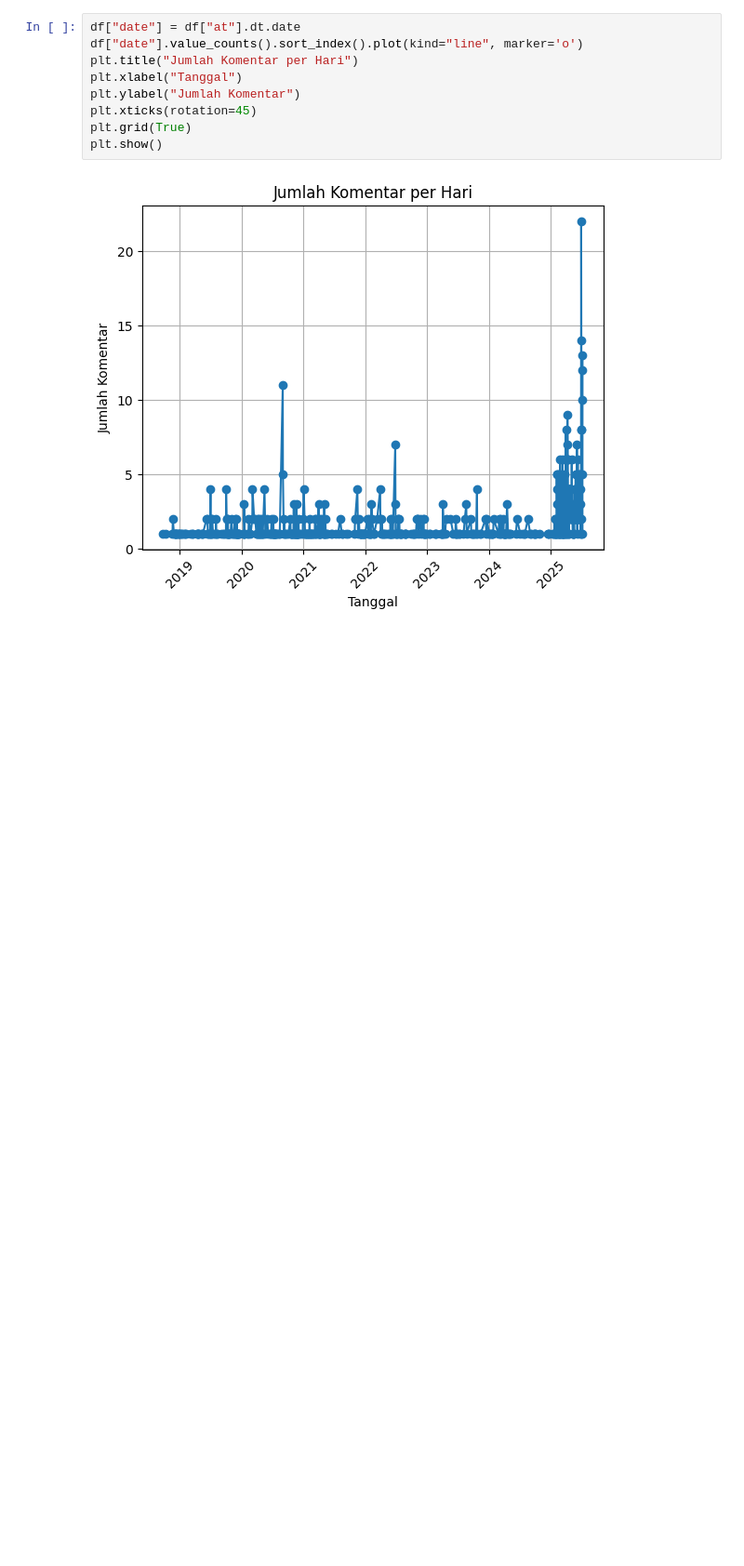
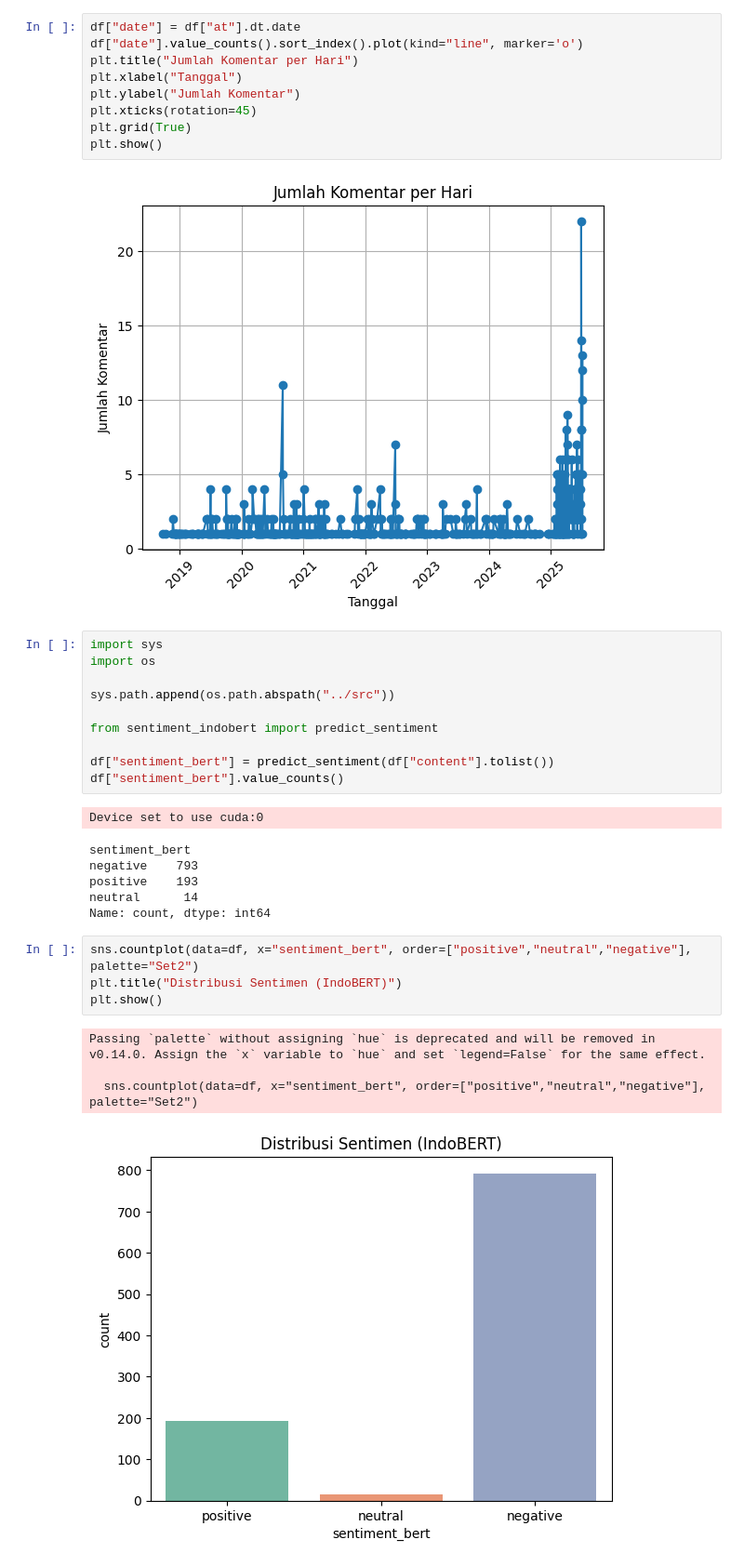
Before and after one commit to HansenDafa/clash-royale-reviews-insights, a Jupyter notebook: notebooks/insights.ipynb, the cells around one changed output. Shown at 93% size. Drawn from its saved outputs; the diff is of its cells as text; blank space fills up the shorter version.

Commit message:
sentiment-analysis

```diff
--- a/notebooks/insights.ipynb
+++ b/notebooks/insights.ipynb
@@ -58,3 +58,29 @@ plt.grid(True)
 plt.show()
 # %% [output]
 [figure]
+# %%
+import sys
+import os
+
+sys.path.append(os.path.abspath("../src"))
+
+from sentiment_indobert import predict_sentiment
+
+df["sentiment_bert"] = predict_sentiment(df["content"].tolist())
+df["sentiment_bert"].value_counts()
+# %% [output]
+Device set to use cuda:0
+sentiment_bert
+negative    793
+positive    193
+neutral      14
+Name: count, dtype: int64
+# %%
+sns.countplot(data=df, x="sentiment_bert", order=["positive","neutral","negative"], palette="Set2")
+plt.title("Distribusi Sentimen (IndoBERT)")
+plt.show()
+# %% [output]
+Passing `palette` without assigning `hue` is deprecated and will be removed in v0.14.0. Assign the `x` variable to `hue` and set `legend=False` for the same effect.
+
+  sns.countplot(data=df, x="sentiment_bert", order=["positive","neutral","negative"], palette="Set2")
+[figure, added]
```
Also changed, not shown: 1 other file.
